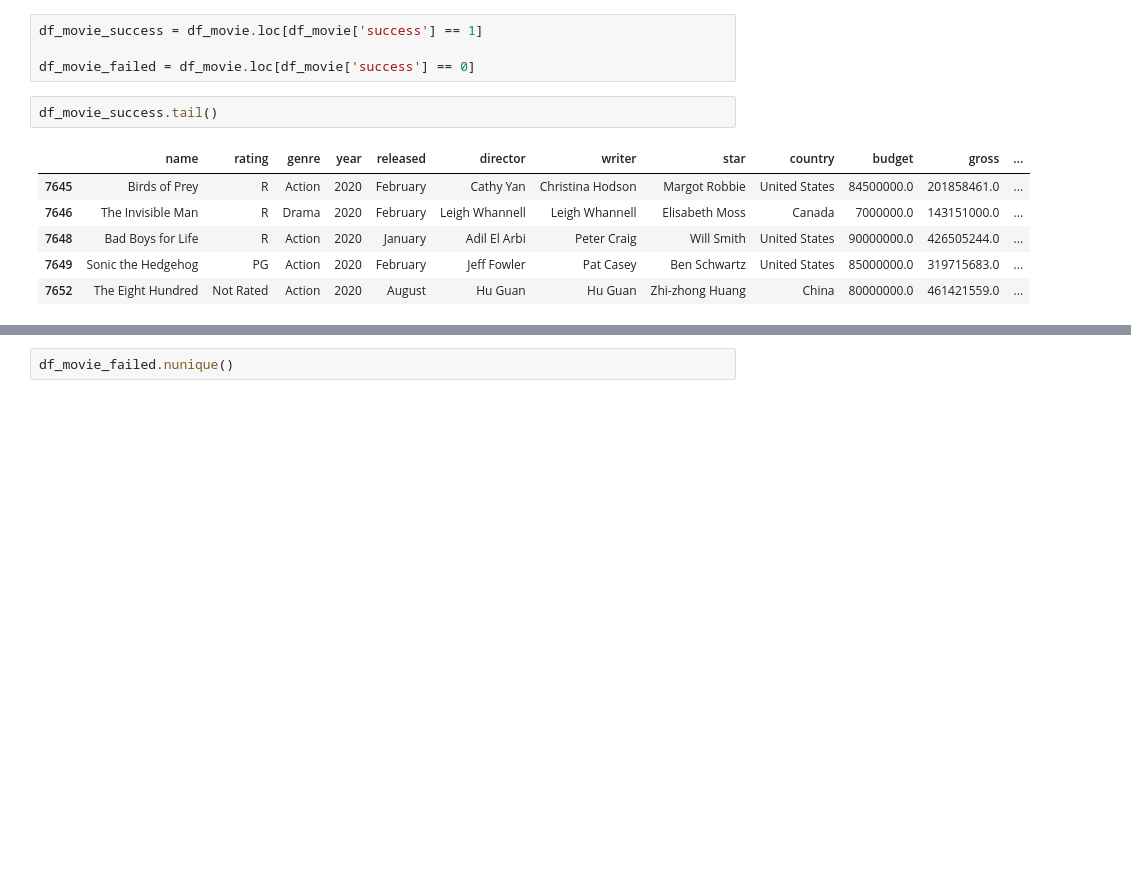
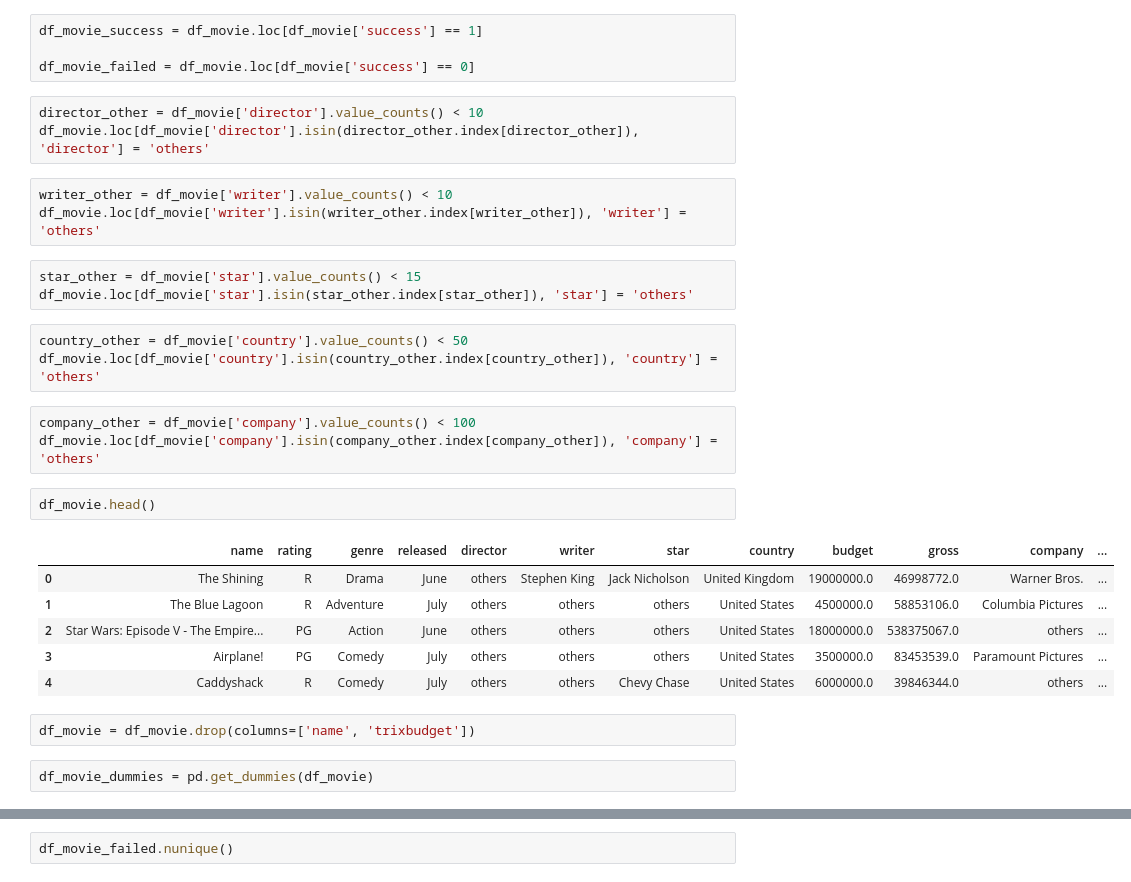
Before and after one commit to jonyang6483/Project-4-Movie-Projections, a Jupyter notebook: MovieDB/actor_writer_director.ipynb, the cells around one changed output, grey strips where cells are left out. Cells and saved outputs as stored; diff of their text form; blank space fills up the shorter version.

```diff
--- a/MovieDB/actor_writer_director.ipynb
+++ b/MovieDB/actor_writer_director.ipynb
@@ -65,12 +65,31 @@ df_movie.sort_values(by="gross", ascending=True)
 df_movie_success = df_movie.loc[df_movie['success'] == 1]
 
 df_movie_failed = df_movie.loc[df_movie['success'] == 0]
-# %%
-df_movie_success.tail()
-# %% [output]
-|  | name | rating | genre | year | released | director | writer | star | country | budget | gross | ... |
-| 7645 | Birds of Prey | R | Action | 2020 | February | Cathy Yan | Christina Hodson | Margot Robbie | United States | 84500000.0 | 201858461.0 | ... |
-| 7646 | The Invisible Man | R | Drama | 2020 | February | Leigh Whannell | Leigh Whannell | Elisabeth Moss | Canada | 7000000.0 | 143151000.0 | ... |
-| 7648 | Bad Boys for Life | R | Action | 2020 | January | Adil El Arbi | Peter Craig | Will Smith | United States | 90000000.0 | 426505244.0 | ... |
-| 7649 | Sonic the Hedgehog | PG | Action | 2020 | February | Jeff Fowler | Pat Casey | Ben Schwartz | United States | 85000000.0 | 319715683.0 | ... |
-| 7652 | The Eight Hundred | Not Rated | Action | 2020 | August | Hu Guan | Hu Guan | Zhi-zhong Huang | China | 80000000.0 | 461421559.0 | ... |
+# %%
+director_other = df_movie['director'].value_counts() < 10
+df_movie.loc[df_movie['director'].isin(director_other.index[director_other]), 'director'] = 'others'
+# %%
+writer_other = df_movie['writer'].value_counts() < 10
+df_movie.loc[df_movie['writer'].isin(writer_other.index[writer_other]), 'writer'] = 'others'
+# %%
+star_other = df_movie['star'].value_counts() < 15
+df_movie.loc[df_movie['star'].isin(star_other.index[star_other]), 'star'] = 'others'
+# %%
+country_other = df_movie['country'].value_counts() < 50
+df_movie.loc[df_movie['country'].isin(country_other.index[country_other]), 'country'] = 'others'
+# %%
+company_other = df_movie['company'].value_counts() < 100
+df_movie.loc[df_movie['company'].isin(company_other.index[company_other]), 'company'] = 'others'
+# %%
+df_movie.head()
+# %% [output]
+|  | name | rating | genre | released | director | writer | star | country | budget | gross | company | ... |
+| 0 | The Shining | R | Drama | June | others | Stephen King | Jack Nicholson | United Kingdom | 19000000.0 | 46998772.0 | Warner Bros. | ... |
+| 1 | The Blue Lagoon | R | Adventure | July | others | others | others | United States | 4500000.0 | 58853106.0 | Columbia Pictures | ... |
+| 2 | Star Wars: Episode V - The Empire... | PG | Action | June | others | others | others | United States | 18000000.0 | 538375067.0 | others | ... |
+| 3 | Airplane! | PG | Comedy | July | others | others | others | United States | 3500000.0 | 83453539.0 | Paramount Pictures | ... |
+| 4 | Caddyshack | R | Comedy | July | others | others | Chevy Chase | United States | 6000000.0 | 39846344.0 | others | ... |
+# %%
+df_movie = df_movie.drop(columns=['name', 'trixbudget'])
+# %%
+df_movie_dummies = pd.get_dummies(df_movie)
```
Also changed, not shown: parts of 9 cells of this notebook.
